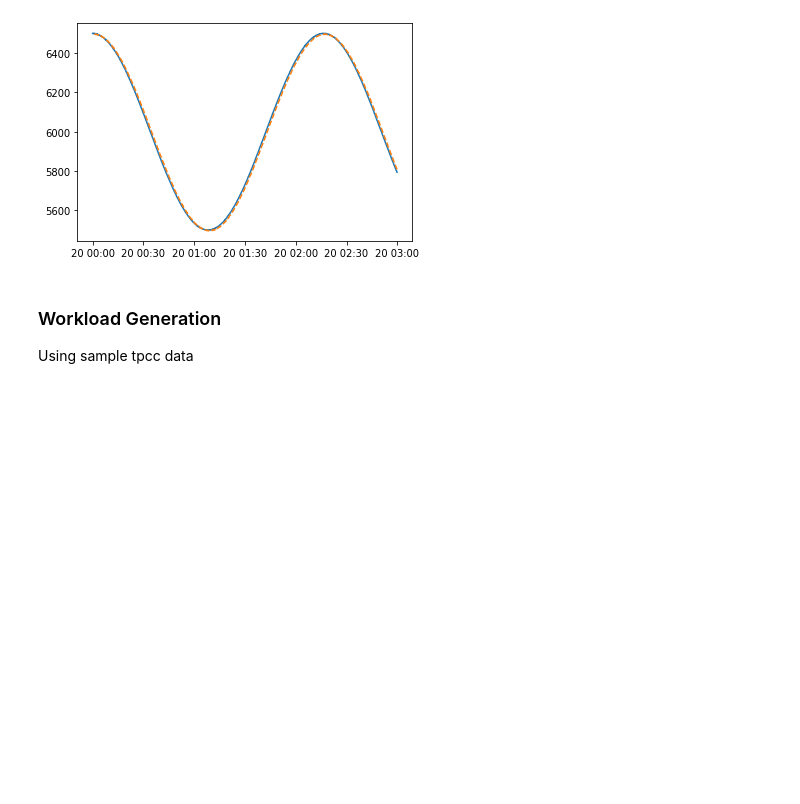
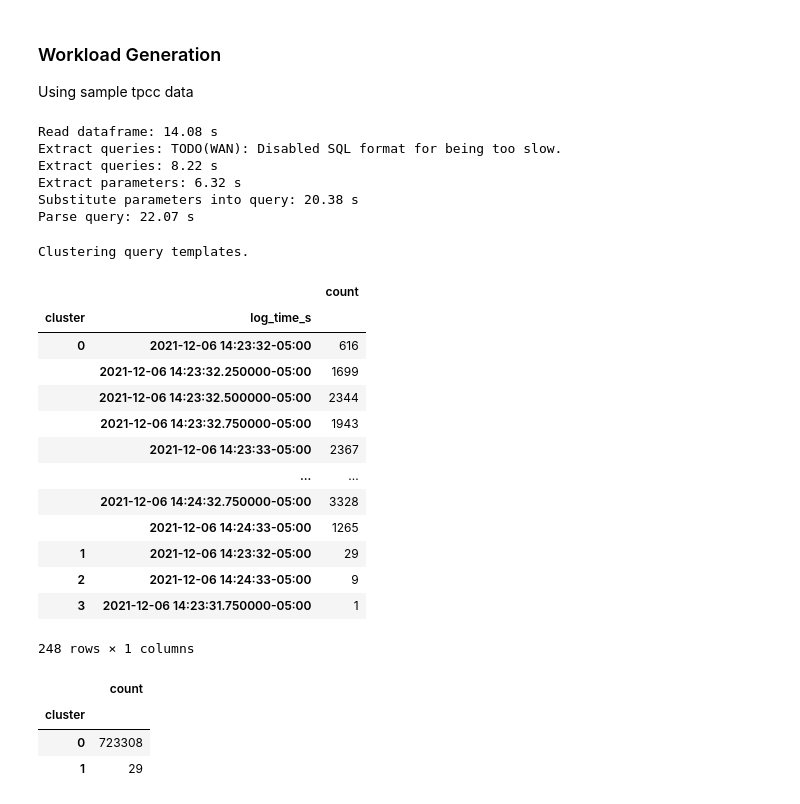
Before and after one commit to cmu-db/noisepage-pilot, a Jupyter notebook: forecast/Sample-Usage.ipynb, the cells around one changed output. Drawn from its saved outputs; the diff is of its cells as text; code cells hidden in the pictures; blank space fills up the shorter version.

Commit message:
Split sample usage into two files

```diff
--- a/forecast/Sample-Usage.ipynb
+++ b/forecast/Sample-Usage.ipynb
@@ -97,21 +13,61 @@ Training with 8641 samples, 10 epochs:
-# %%
-start_time = pd.Timestamp('2021-12-20 00:00:00')
-end_time = pd.Timestamp('2021-12-20 03:00:00')
-cluster = 3
-
-result = forecaster.predict(clustered_df, cluster, start_time, end_time)
-
-expected = clustered_df[clustered_df.index.get_level_values(0) == cluster].droplevel(0).resample(pred_interval).sum()
-expected = expected[start_time:(end_time - pd.Timedelta(milliseconds = 1))]
-
-plt.plot(expected)
-plt.plot(result, "--")
-plt.show()
-# %% [output]
-[figure, removed]
 # %% [markdown]
 ### Workload Generation
 Using sample tpcc data
+# %%
+query_log_folder = "/home/mkpjnx/repos/QueryBot5000/data/extracted/extended/"
+pgfiles = glob.glob(str(Path(query_log_folder) / "postgresql*.csv"))
+
+preprocessor = Preprocessor(pgfiles, PreprocessorCLI._PG_LOG_COLUMNS)
+# %% [output]
+Read dataframe: 14.08 s
+Extract queries: TODO(WAN): Disabled SQL format for being too slow.
+Extract queries: 8.22 s
+Extract parameters: 6.32 s
+Substitute parameters into query: 20.38 s
+Parse query: 22.07 s
+# %%
+model_path = "models"
+
+cluster_interval = pd.Timedelta(seconds=.25)
+df = preprocessor.get_grouped_dataframe_interval(cluster_interval)
+
+df.index.rename(["query_template", "log_time_s"], inplace=1)
+
+print("Clustering query templates.")
+clusterer = Clusterer(df, cluster_interval=cluster_interval)
+assignment_df = clusterer.assignment_df
+
+# join to cluster and group by
+joined = df.join(assignment_df)
+joined["cluster"].fillna(-1, inplace=True)
+clustered_df = joined.groupby(["cluster", "log_time_s"]).sum()
+clustered_df
+# %% [output]
+Clustering query templates.
+|  |  | count |
+| cluster | log_time_s |  |
+| 0 | 2021-12-06 14:23:32-05:00 | 616 |
+|  | 2021-12-06 14:23:32.250000-05:00 | 1699 |
+|  | 2021-12-06 14:23:32.500000-05:00 | 2344 |
+|  | 2021-12-06 14:23:32.750000-05:00 | 1943 |
+|  | 2021-12-06 14:23:33-05:00 | 2367 |
+|  | ... | ... |
+|  | 2021-12-06 14:24:32.750000-05:00 | 3328 |
+|  | 2021-12-06 14:24:33-05:00 | 1265 |
+| 1 | 2021-12-06 14:23:32-05:00 | 29 |
+| 2 | 2021-12-06 14:24:33-05:00 | 9 |
+| 3 | 2021-12-06 14:23:31.750000-05:00 | 1 |
+248 rows × 1 columns
+# %%
+# only train with the top 5 clusters
+TOP_K_CLUSTERS = 2
+cluster_totals = clustered_df.groupby(level=0).sum().sort_values(by='count', ascending=False)
+cluster_totals.iloc[:TOP_K_CLUSTERS]
+# %% [output]
+|  | count |
+| cluster |  |
+| 0 | 723308 |
+| 1 | 29 |
 # %%
 import importlib
 import forecaster
```
Also changed, not shown: parts of 20 cells of this notebook, 1 other file.
